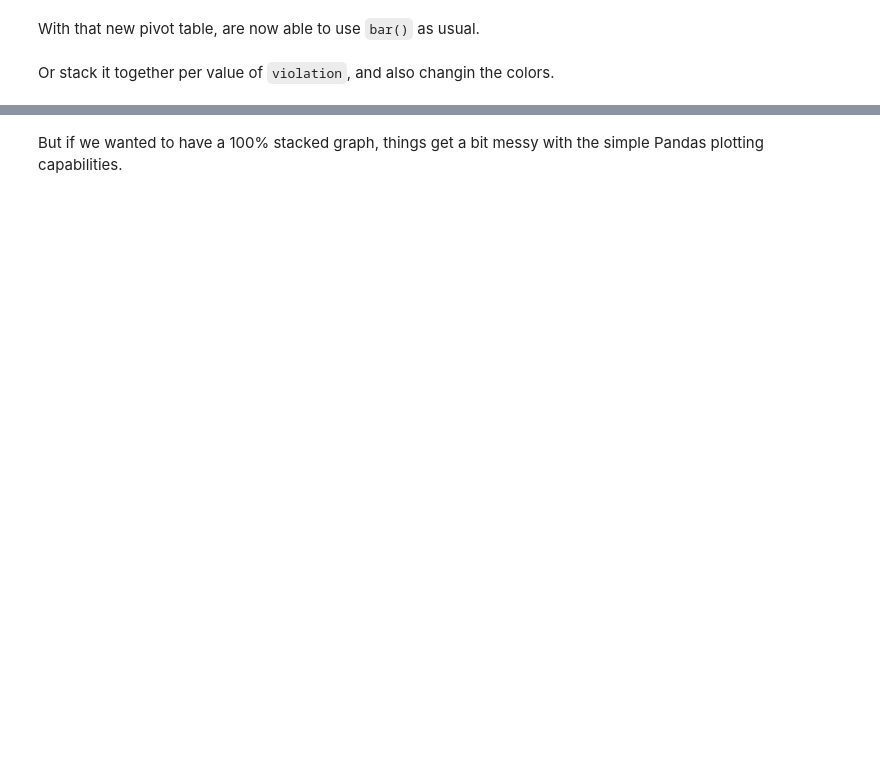
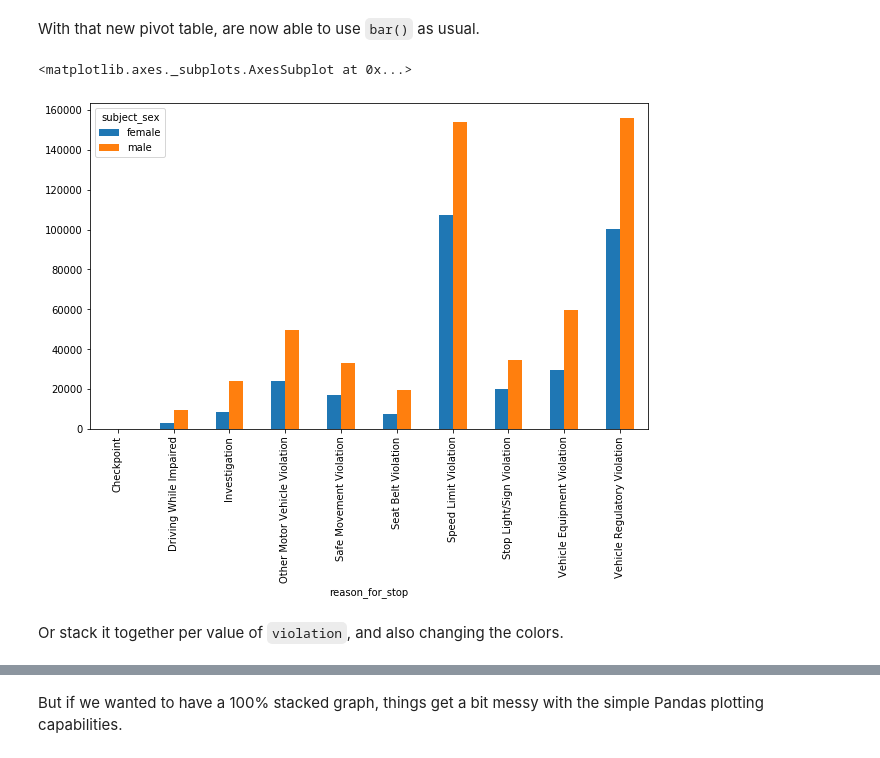
Before and after one commit to NCSU-Libraries/data-viz-workshops, a Jupyter notebook: Data_Vizualization_with_Python/data_visualization.ipynb, the cells around one changed output, grey strips where cells are left out. Cells and saved outputs as stored; diff of their text form; code cells hidden in the pictures; blank space fills up the shorter version.

```diff
--- a/Data_Vizualization_with_Python/data_visualization.ipynb
+++ b/Data_Vizualization_with_Python/data_visualization.ipynb
@@ -605,8 +625,11 @@ stops.pivot_table(index='violation', columns='driver_gender', values='state', ag
 # %% [markdown]
 With that new pivot table, are now able to use `bar()` as usual.
 # %%
-stops.pivot_table(index='violation', columns='driver_gender', values='state', aggfunc=len).plot.bar()
+stops.pivot_table(index=['reason_for_stop'], columns=['subject_sex'], values='county_name', aggfunc=len).plot.bar()
+# %% [output]
+<matplotlib.axes._subplots.AxesSubplot at 0x...>
+[figure, added]
 # %% [markdown]
-Or stack it together per value of `violation`, and also changin the colors.
+Or stack it together per value of `violation`, and also changing the colors.
 # %%
 (stops
```
Also changed, not shown: parts of 11 cells of this notebook.
